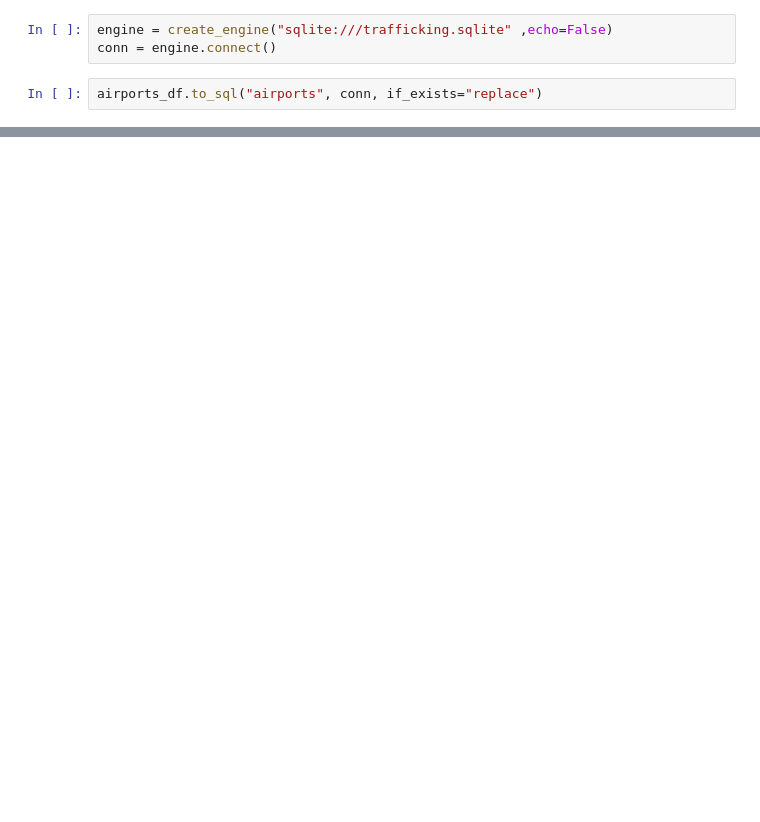
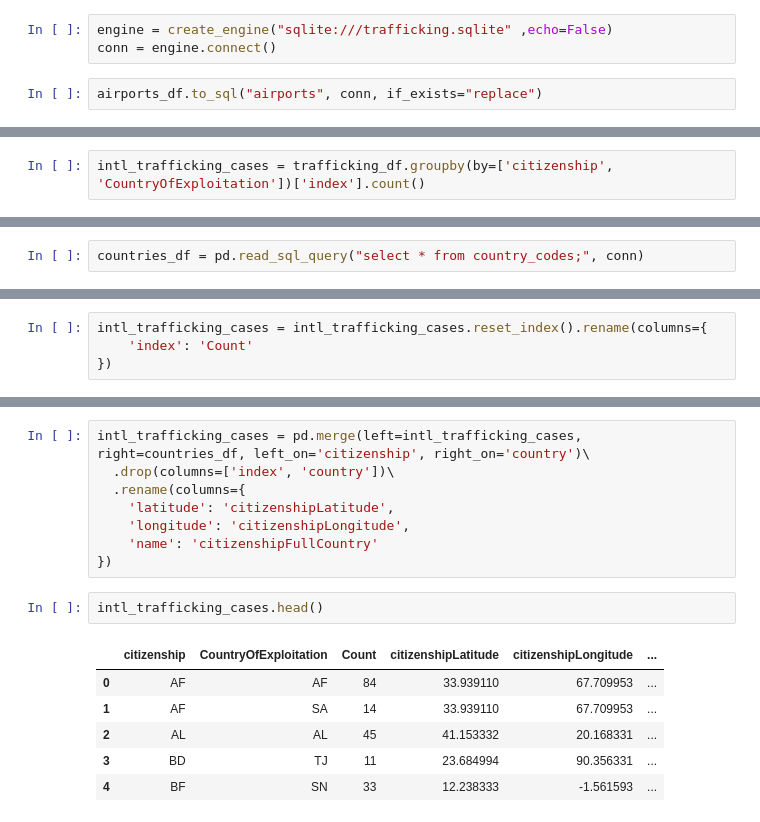
Before and after one commit to sweetld540/Group-Projects, a Jupyter notebook: Data For Hope/Airport Upload.ipynb, the cells around one changed output, grey strips where cells are left out. Saved outputs shown, nothing was run; the diff lists cells and outputs as text; blank space fills up the shorter version.

```diff
--- a/Data For Hope/Airport Upload.ipynb
+++ b/Data For Hope/Airport Upload.ipynb
@@ -83,0 +85,2 @@ pd.read_sql_query("select * from airports;", conn)
+# %%
+intl_trafficking_cases = trafficking_df.groupby(by=['citizenship', 'CountryOfExploitation'])['index'].count()
@@ -83,0 +107,2 @@ pd.read_sql_query("select * from airports;", conn)
+# %%
+countries_df = pd.read_sql_query("select * from country_codes;", conn)
@@ -83,0 +118,4 @@ pd.read_sql_query("select * from airports;", conn)
+# %%
+intl_trafficking_cases = intl_trafficking_cases.reset_index().rename(columns={
+    'index': 'Count'
+})
@@ -83,0 +131,17 @@ pd.read_sql_query("select * from airports;", conn)
+# %%
+intl_trafficking_cases = pd.merge(left=intl_trafficking_cases, right=countries_df, left_on='citizenship', right_on='country')\
+  .drop(columns=['index', 'country'])\
+  .rename(columns={
+    'latitude': 'citizenshipLatitude',
+    'longitude': 'citizenshipLongitude',
+    'name': 'citizenshipFullCountry'
+})
+# %%
+intl_trafficking_cases.head()
+# %% [output]
+|  | citizenship | CountryOfExploitation | Count | citizenshipLatitude | citizenshipLongitude | ... |
+| 0 | AF | AF | 84 | 33.939110 | 67.709953 | ... |
+| 1 | AF | SA | 14 | 33.939110 | 67.709953 | ... |
+| 2 | AL | AL | 45 | 41.153332 | 20.168331 | ... |
+| 3 | BD | TJ | 11 | 23.684994 | 90.356331 | ... |
+| 4 | BF | SN | 33 | 12.238333 | -1.561593 | ... |
```
Also changed, not shown: parts of 12 cells of this notebook, 25 other files.
